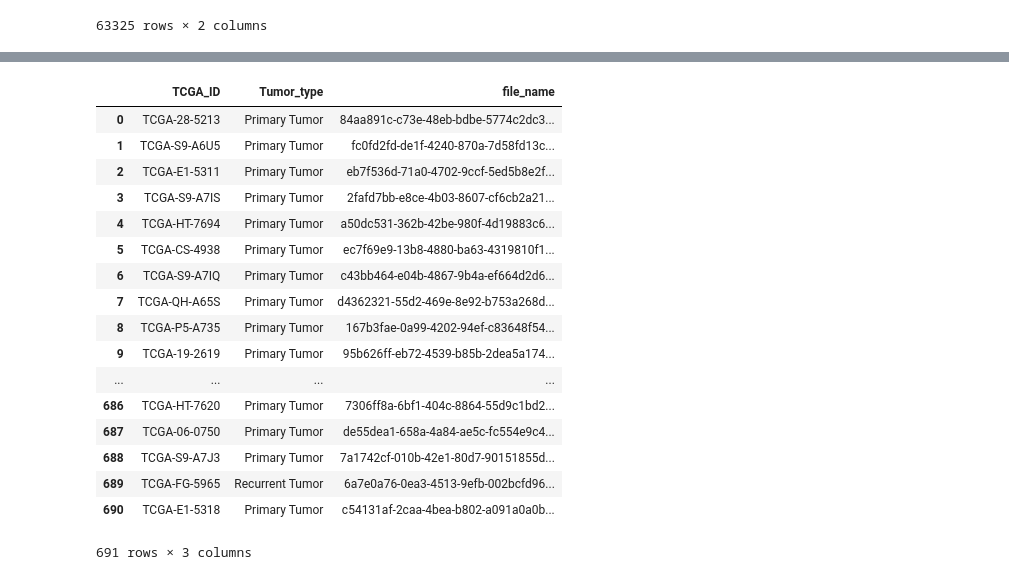
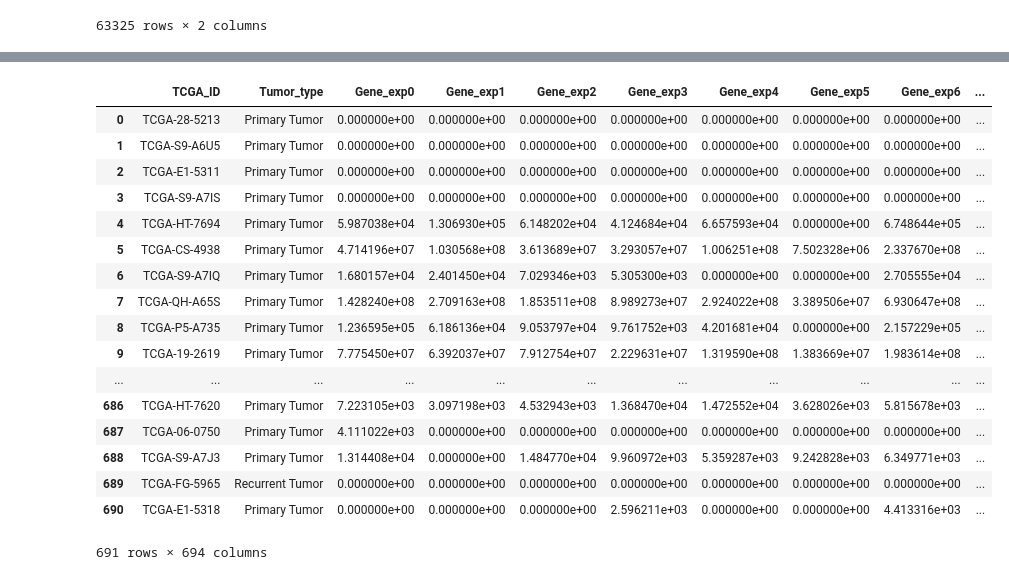
Before and after one commit to kanzabatool/Comp_genomics, a Jupyter notebook: computational_genomics.ipynb, the cells around one changed output, grey strips where cells are left out. Drawn from its saved outputs; the diff is of its cells as text; code cells hidden in the pictures.

```diff
--- a/computational_genomics.ipynb
+++ b/computational_genomics.ipynb
@@ -113,24 +113,34 @@ file_frame = pd.DataFrame(filename)
 file_frame.columns = ["file_name"]
 
 table2 = pd.merge(t2, file_frame,on='file_name', how='inner')
-# %%
-table2
-# %% [output]
-|  | TCGA_ID | Tumor_type | file_name |
-| 0 | TCGA-28-5213 | Primary Tumor | 84aa891c-c73e-48eb-bdbe-5774c2dc3... |
-| 1 | TCGA-S9-A6U5 | Primary Tumor | fc0fd2fd-de1f-4240-870a-7d58fd13c... |
-| 2 | TCGA-E1-5311 | Primary Tumor | eb7f536d-71a0-4702-9ccf-5ed5b8e2f... |
-| 3 | TCGA-S9-A7IS | Primary Tumor | 2fafd7bb-e8ce-4b03-8607-cf6cb2a21... |
-| 4 | TCGA-HT-7694 | Primary Tumor | a50dc531-362b-42be-980f-4d19883c6... |
-| 5 | TCGA-CS-4938 | Primary Tumor | ec7f69e9-13b8-4880-ba63-4319810f1... |
-| 6 | TCGA-S9-A7IQ | Primary Tumor | c43bb464-e04b-4867-9b4a-ef664d2d6... |
-| 7 | TCGA-QH-A65S | Primary Tumor | d4362321-55d2-469e-8e92-b753a268d... |
-| 8 | TCGA-P5-A735 | Primary Tumor | 167b3fae-0a99-4202-94ef-c83648f54... |
-| 9 | TCGA-19-2619 | Primary Tumor | 95b626ff-eb72-4539-b85b-2dea5a174... |
-| ... | ... | ... | ... |
-| 686 | TCGA-HT-7620 | Primary Tumor | 7306ff8a-6bf1-404c-8864-55d9c1bd2... |
-| 687 | TCGA-06-0750 | Primary Tumor | de55dea1-658a-4a84-ae5c-fc554e9c4... |
-| 688 | TCGA-S9-A7J3 | Primary Tumor | 7a1742cf-010b-42e1-80d7-90151855d... |
-| 689 | TCGA-FG-5965 | Recurrent Tumor | 6a7e0a76-0ea3-4513-9efb-002bcfd96... |
-| 690 | TCGA-E1-5318 | Primary Tumor | c54131af-2caa-4bea-b802-a091a0a0b... |
-691 rows × 3 columns
+# %%
+table2 = table2.drop('file_name', 1)
+# %%
+#DF
+
+test = table1
+HGNC = test[['HGNC_symbol']]
+t = test.drop(['Ensemble_gene','HGNC_symbol'], 1)
+frame1 = pd.concat([table2, t], axis=1, join="inner")
+df = pd.concat([frame1,HGNC ], axis=1, join="inner")
+# %%
+df
+# %% [output]
+|  | TCGA_ID | Tumor_type | Gene_exp0 | Gene_exp1 | Gene_exp2 | Gene_exp3 | Gene_exp4 | Gene_exp5 | Gene_exp6 | ... |
+| 0 | TCGA-28-5213 | Primary Tumor | 0.000000e+00 | 0.000000e+00 | 0.000000e+00 | 0.000000e+00 | 0.000000e+00 | 0.000000e+00 | 0.000000e+00 | ... |
+| 1 | TCGA-S9-A6U5 | Primary Tumor | 0.000000e+00 | 0.000000e+00 | 0.000000e+00 | 0.000000e+00 | 0.000000e+00 | 0.000000e+00 | 0.000000e+00 | ... |
+| 2 | TCGA-E1-5311 | Primary Tumor | 0.000000e+00 | 0.000000e+00 | 0.000000e+00 | 0.000000e+00 | 0.000000e+00 | 0.000000e+00 | 0.000000e+00 | ... |
+| 3 | TCGA-S9-A7IS | Primary Tumor | 0.000000e+00 | 0.000000e+00 | 0.000000e+00 | 0.000000e+00 | 0.000000e+00 | 0.000000e+00 | 0.000000e+00 | ... |
+| 4 | TCGA-HT-7694 | Primary Tumor | 5.987038e+04 | 1.306930e+05 | 6.148202e+04 | 4.124684e+04 | 6.657593e+04 | 0.000000e+00 | 6.748644e+05 | ... |
+| 5 | TCGA-CS-4938 | Primary Tumor | 4.714196e+07 | 1.030568e+08 | 3.613689e+07 | 3.293057e+07 | 1.006251e+08 | 7.502328e+06 | 2.337670e+08 | ... |
+| 6 | TCGA-S9-A7IQ | Primary Tumor | 1.680157e+04 | 2.401450e+04 | 7.029346e+03 | 5.305300e+03 | 0.000000e+00 | 0.000000e+00 | 2.705555e+04 | ... |
+| 7 | TCGA-QH-A65S | Primary Tumor | 1.428240e+08 | 2.709163e+08 | 1.853511e+08 | 8.989273e+07 | 2.924022e+08 | 3.389506e+07 | 6.930647e+08 | ... |
+| 8 | TCGA-P5-A735 | Primary Tumor | 1.236595e+05 | 6.186136e+04 | 9.053797e+04 | 9.761752e+03 | 4.201681e+04 | 0.000000e+00 | 2.157229e+05 | ... |
+| 9 | TCGA-19-2619 | Primary Tumor | 7.775450e+07 | 6.392037e+07 | 7.912754e+07 | 2.229631e+07 | 1.319590e+08 | 1.383669e+07 | 1.983614e+08 | ... |
+| ... | ... | ... | ... | ... | ... | ... | ... | ... | ... | ... |
+| 686 | TCGA-HT-7620 | Primary Tumor | 7.223105e+03 | 3.097198e+03 | 4.532943e+03 | 1.368470e+04 | 1.472552e+04 | 3.628026e+03 | 5.815678e+03 | ... |
+| 687 | TCGA-06-0750 | Primary Tumor | 4.111022e+03 | 0.000000e+00 | 0.000000e+00 | 0.000000e+00 | 0.000000e+00 | 0.000000e+00 | 0.000000e+00 | ... |
+| 688 | TCGA-S9-A7J3 | Primary Tumor | 1.314408e+04 | 0.000000e+00 | 1.484770e+04 | 9.960972e+03 | 5.359287e+03 | 9.242828e+03 | 6.349771e+03 | ... |
+| 689 | TCGA-FG-5965 | Recurrent Tumor | 0.000000e+00 | 0.000000e+00 | 0.000000e+00 | 0.000000e+00 | 0.000000e+00 | 0.000000e+00 | 0.000000e+00 | ... |
+| 690 | TCGA-E1-5318 | Primary Tumor | 0.000000e+00 | 0.000000e+00 | 0.000000e+00 | 2.596211e+03 | 0.000000e+00 | 0.000000e+00 | 4.413316e+03 | ... |
+691 rows × 694 columns
```
Also changed, not shown: parts of 3 cells of this notebook.
